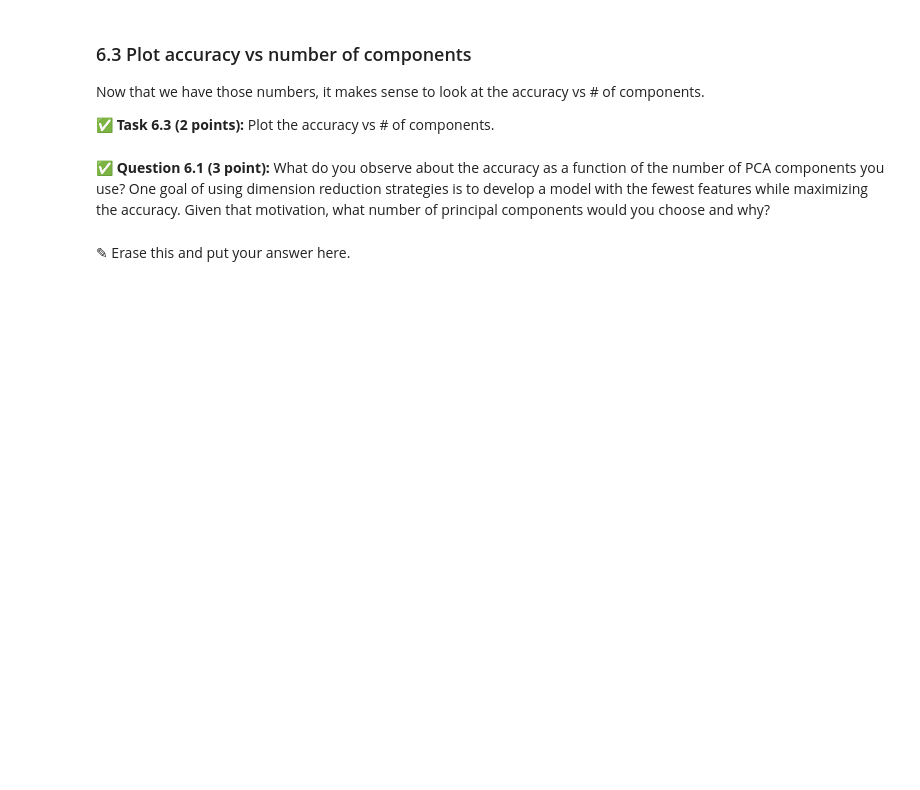
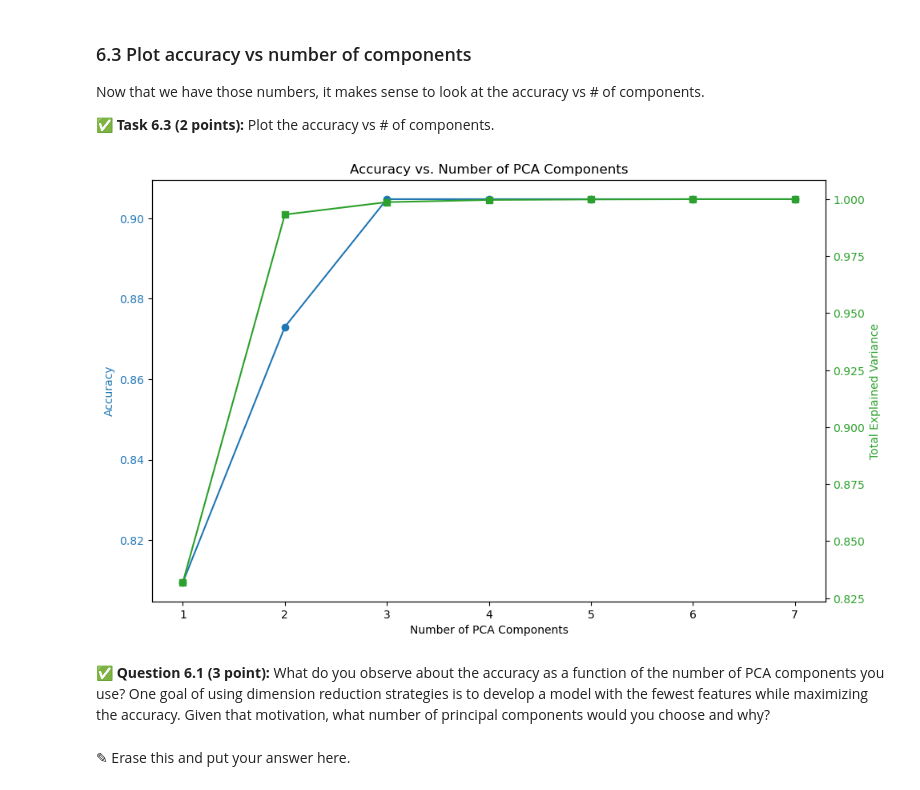
Before and after one commit to Audreym0154/CMSE202-f24-turnin, a Jupyter notebook: hw-04/HW-04_PerceptronSVMandPCA-STUDENT.ipynb, the cells around one changed output. Drawn from its saved outputs; the diff is of its cells as text; code cells hidden in the pictures; blank space fills up the shorter version.

```diff
--- a/hw-04/HW-04_PerceptronSVMandPCA-STUDENT.ipynb
+++ b/hw-04/HW-04_PerceptronSVMandPCA-STUDENT.ipynb
@@ -562,0 +584,13 @@ Now that you have created a function that returns the accuracy for a given numbe
+# %%
+# Assuming the function pca_svc_accuracy is already defined as per previous context
+
+accuracies = []
+explained_variance_ratios = []
+
+# Loop through components 1 to 7 and store accuracy and explained variance ratio
+for n in range(1, 8):
+    accuracy, explained_variance = pca_svc_accuracy(n, features_train, features_test, labels_train, labels_test)
+    accuracies.append(accuracy)
+    explained_variance_ratios.append(explained_variance)
+
+accuracies, explained_variance_ratios
@@ -571,3 +618,33 @@ Now that we have those numbers, it makes sense to look at the accuracy vs # of c
+# %%
+accuracies = []
+explained_variances = []
+
+for n in range(1, 8):
+    accuracy, explained_variance = pca_svc_accuracy(n, features_train, features_test, labels_train, labels_test)
+    accuracies.append(accuracy)
+    explained_variances.append(explained_variance)
+
+# Plotting the results
+fig, ax1 = plt.subplots(figsize=(10, 6))
+
+# Plotting accuracy
+ax1.set_xlabel('Number of PCA Components')
+ax1.set_ylabel('Accuracy', color='tab:blue')
+ax1.plot(range(1, 8), accuracies, color='tab:blue', marker='o', label='Accuracy')
+ax1.tick_params(axis='y', labelcolor='tab:blue')
+
+# Creating a second y-axis for the explained variance ratio
+ax2 = ax1.twinx()
+ax2.set_ylabel('Total Explained Variance', color='tab:green')
+ax2.plot(range(1, 8), explained_variances, color='tab:green', marker='s', label='Explained Variance')
+ax2.tick_params(axis='y', labelcolor='tab:green')
+
+# Displaying the plot
+fig.tight_layout()
+plt.title('Accuracy vs. Number of PCA Components')
+plt.show()
+# %% [output]
+[figure, added]
 # %% [markdown]
 **&#9989; Question 6.1 (3 point):** What do you observe about the accuracy as a function of the number of PCA components you use? One goal of using dimension reduction strategies is to develop a model with the fewest features while maximizing the accuracy. Given that motivation, what number of principal components would you choose and why?
 # %% [markdown]
```
Also changed, not shown: parts of 8 cells of this notebook.
